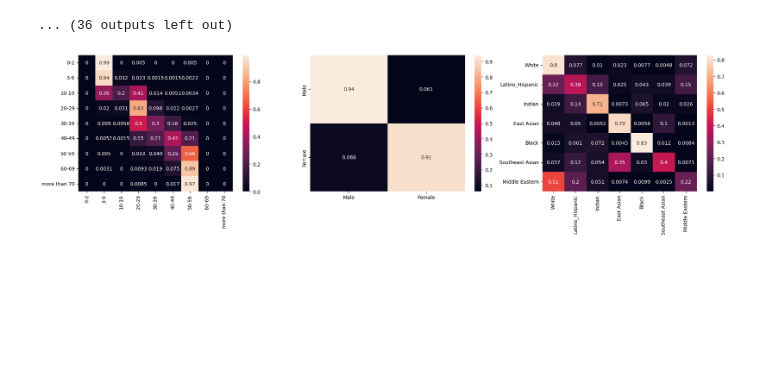
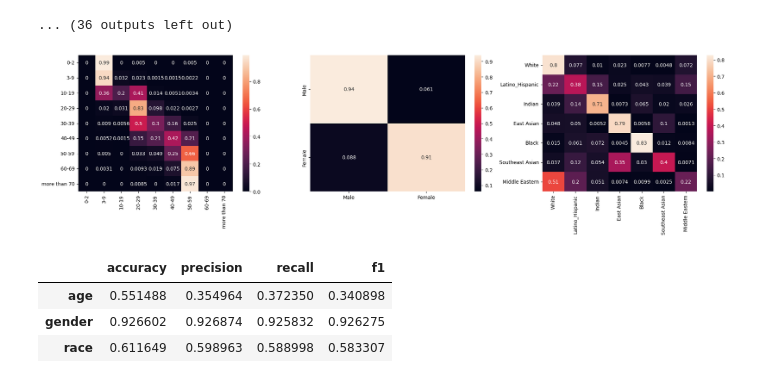
Before and after one commit to trybushenko/FairFace_Modeling, a Jupyter notebook: notebooks/model_train_22072023.ipynb, the cells around one changed output. Saved outputs shown, nothing was run; the diff lists cells and outputs as text; code cells hidden in the pictures; blank space fills up the shorter version.

```diff
--- a/notebooks/model_train_22072023.ipynb
+++ b/notebooks/model_train_22072023.ipynb
@@ -668,6 +662,52 @@ mappings = {'age_map' : get_mappings(age_dict),
 ages, genders, races = build_confusion_matrix(model, val_loader, mappings, device=device)
 # %% [output]
 [figure]
+# %%
+from sklearn.metrics import (precision_score, recall_score, f1_score, roc_auc_score, accuracy_score)
+
+def calc_measures(model, loader):
+    ages = {'pred' : [], 'true' : [] }
+    genders = {'pred' : [], 'true' : [] }
+    races = {'pred' : [], 'true' : [] }
+
+    measures = {}
+
+    with torch.no_grad():
+
+        for batch in tqdm(loader):
+
+            image, race = batch['image'].to(device), batch['race'].to(device)
+            gender, age = batch['gender'].to(device), batch['age'].to(device)
+
+            output = model(image)
+
+            # Age accuracy
+            _, age_predicted = torch.max(torch.softmax(output['age_pred'].data, dim=1), 1)
+            # Race accuracy
+            _, race_predicted = torch.max(torch.softmax(output['race_pred'].data, dim=1), 1)
+            # Gender accuracy
+            _, gender_predicted = torch.max(torch.softmax(output['gender_pred'].data, dim=1), 1)
+
+            ages['pred'].extend(age_predicted.cpu())
+            genders['pred'].extend(gender_predicted.cpu())
+            races['pred'].extend(race_predicted.cpu())
+
+            ages['true'].extend(age.cpu())
+            genders['true'].extend(gender.cpu())
+            races['true'].extend(race.cpu())
+
+    measures['age'] = [accuracy_score(ages['true'], ages['pred']), precision_score(ages['true'], ages['pred'], average='macro'), recall_score(ages['true'], ages['pred'], average='macro'), f1_score(ages['true'], ages['pred'], average='macro')]
+    measures['gender'] = [accuracy_score(genders['true'], genders['pred']), precision_score(genders['true'], genders['pred'], average='macro'), recall_score(genders['true'], genders['pred'], average='macro'), f1_score(genders['true'], genders['pred'], average='macro')]
+    measures['race'] = [accuracy_score(races['true'], races['pred']), precision_score(races['true'], races['pred'], average='macro'), recall_score(races['true'], races['pred'], average='macro'), f1_score(races['true'], races['pred'], average='macro')]
+
+    return pd.DataFrame(measures, index=['accuracy', 'precision', 'recall', 'f1']).T
+
+calc_measures(model, val_loader)
+# %% [output]
+|  | accuracy | precision | recall | f1 |
+| age | 0.551488 | 0.354964 | 0.372350 | 0.340898 |
+| gender | 0.926602 | 0.926874 | 0.925832 | 0.926275 |
+| race | 0.611649 | 0.598963 | 0.588998 | 0.583307 |
 # %%
 def get_mismatched_ages(model, loader, true_cat, pred_cat, age_dictionary, device):
 
```
Also changed, not shown: parts of 5 cells of this notebook.
